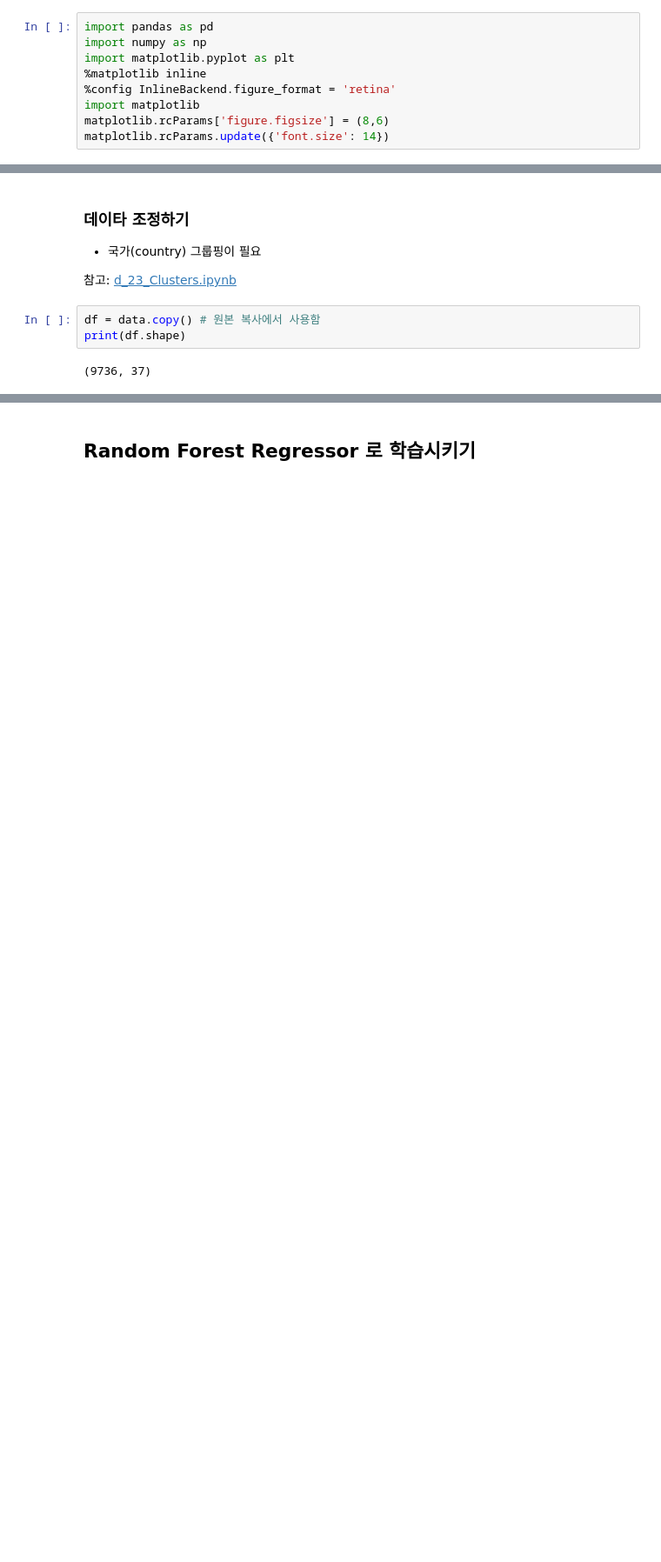
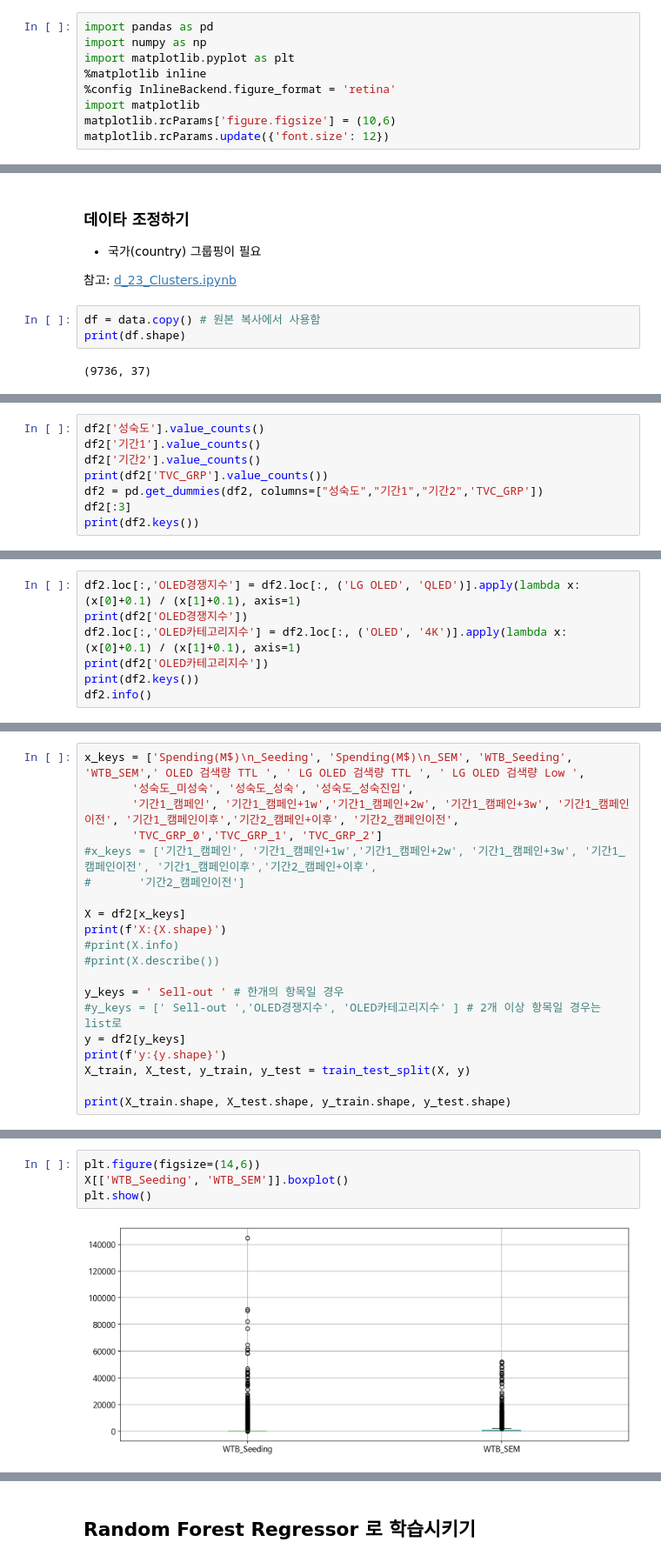
Before and after one commit to ggandyt/StillWork_Team_5, a Jupyter notebook: team_project.ipynb, the cells around one changed output, grey strips where cells are left out. Shown at 87% size. Drawn from its saved outputs; the diff is of its cells as text; blank space fills up the shorter version.

```diff
--- a/team_project.ipynb
+++ b/team_project.ipynb
@@ -29,5 +29,5 @@ import matplotlib.pyplot as plt
 %matplotlib inline
 %config InlineBackend.figure_format = 'retina'
 import matplotlib
-matplotlib.rcParams['figure.figsize'] = (8,6)
-matplotlib.rcParams.update({'font.size': 14})
+matplotlib.rcParams['figure.figsize'] = (10,6)
+matplotlib.rcParams.update({'font.size': 12})
@@ -59,0 +185,8 @@ print(df.shape)
+# %%
+df2['성숙도'].value_counts()
+df2['기간1'].value_counts()
+df2['기간2'].value_counts()
+print(df2['TVC_GRP'].value_counts())
+df2 = pd.get_dummies(df2, columns=["성숙도","기간1","기간2",'TVC_GRP'])
+df2[:3]
+print(df2.keys())
@@ -59,0 +214,7 @@ print(df.shape)
+# %%
+df2.loc[:,'OLED경쟁지수'] = df2.loc[:, ('LG OLED', 'QLED')].apply(lambda x: (x[0]+0.1) / (x[1]+0.1), axis=1)
+print(df2['OLED경쟁지수'])
+df2.loc[:,'OLED카테고리지수'] = df2.loc[:, ('OLED', '4K')].apply(lambda x: (x[0]+0.1) / (x[1]+0.1), axis=1)
+print(df2['OLED카테고리지수'])
+print(df2.keys())
+df2.info()
@@ -59,0 +241,20 @@ print(df.shape)
+# %%
+x_keys = ['Spending(M$)\n_Seeding', 'Spending(M$)\n_SEM', 'WTB_Seeding', 'WTB_SEM',' OLED 검색량 TTL ', ' LG OLED 검색량 TTL ', ' LG OLED 검색량 Low ',
+       '성숙도_미성숙', '성숙도_성숙', '성숙도_성숙진입',
+       '기간1_캠페인', '기간1_캠페인+1w','기간1_캠페인+2w', '기간1_캠페인+3w', '기간1_캠페인이전', '기간1_캠페인이후','기간2_캠페인+이후', '기간2_캠페인이전',
+       'TVC_GRP_0','TVC_GRP_1', 'TVC_GRP_2']
+#x_keys = ['기간1_캠페인', '기간1_캠페인+1w','기간1_캠페인+2w', '기간1_캠페인+3w', '기간1_캠페인이전', '기간1_캠페인이후','기간2_캠페인+이후',
+#       '기간2_캠페인이전']
+
+X = df2[x_keys]
+print(f'X:{X.shape}')
+#print(X.info)
+#print(X.describe())
+
+y_keys = ' Sell-out ' # 한개의 항목일 경우
+#y_keys = [' Sell-out ','OLED경쟁지수', 'OLED카테고리지수' ] # 2개 이상 항목일 경우는 list로
+y = df2[y_keys]
+print(f'y:{y.shape}')
+X_train, X_test, y_train, y_test = train_test_split(X, y)
+
+print(X_train.shape, X_test.shape, y_train.shape, y_test.shape)
@@ -59,0 +265,6 @@ print(df.shape)
+# %%
+plt.figure(figsize=(14,6))
+X[['WTB_Seeding', 'WTB_SEM']].boxplot()
+plt.show()
+# %% [output]
+[figure, added]
```
Also changed, not shown: parts of 38 cells of this notebook.
